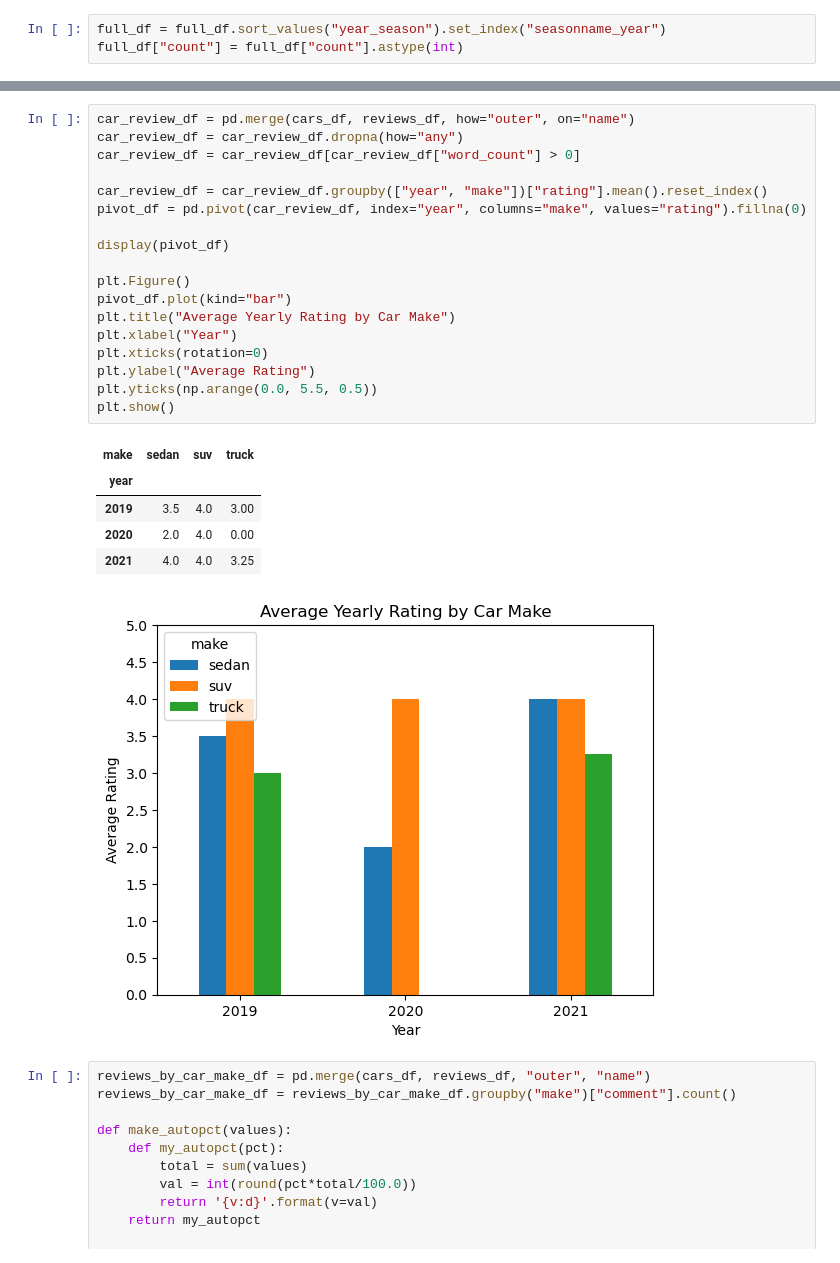
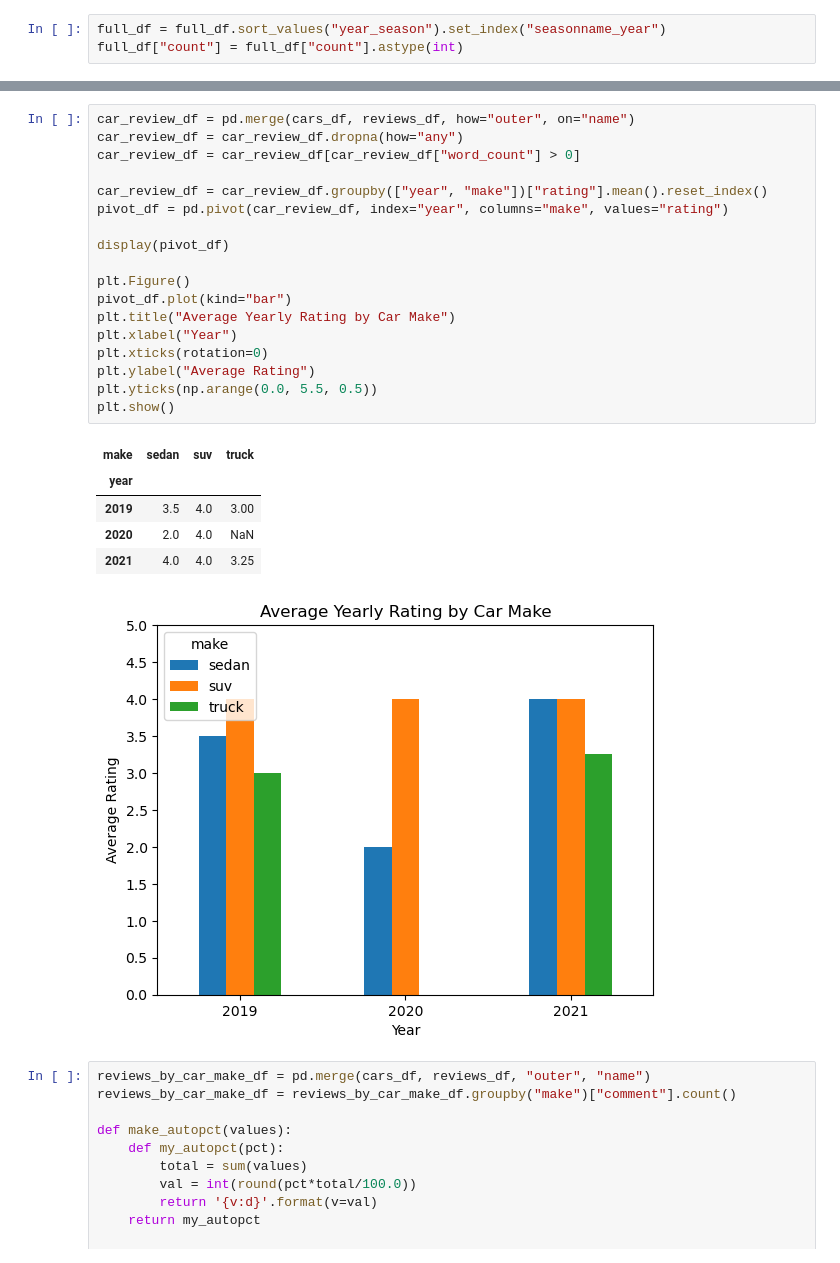
Before and after one commit to evanpaddock/MIS501_PA3, a Jupyter notebook: PA3.ipynb, the cells around one changed output, grey strips where cells are left out. Cells and saved outputs as stored; diff of their text form.

Commit message:
review complete

```diff
--- a/PA3.ipynb
+++ b/PA3.ipynb
@@ -244,26 +245,26 @@ plt.show()
 # %%
 car_review_df = pd.merge(cars_df, reviews_df, how="outer", on="name")
 car_review_df = car_review_df.dropna(how="any")
 car_review_df = car_review_df[car_review_df["word_count"] > 0]
 
 car_review_df = car_review_df.groupby(["year", "make"])["rating"].mean().reset_index()
-pivot_df = pd.pivot(car_review_df, index="year", columns="make", values="rating").fillna(0)
+pivot_df = pd.pivot(car_review_df, index="year", columns="make", values="rating")
 
 display(pivot_df)
 
 plt.Figure()
 pivot_df.plot(kind="bar")
 plt.title("Average Yearly Rating by Car Make")
 plt.xlabel("Year")
 plt.xticks(rotation=0)
 plt.ylabel("Average Rating")
 plt.yticks(np.arange(0.0, 5.5, 0.5))
 plt.show()
 # %% [output]
 | make | sedan | suv | truck |
 | year |  |  |  |
 | 2019 | 3.5 | 4.0 | 3.00 |
-| 2020 | 2.0 | 4.0 | 0.00 |
+| 2020 | 2.0 | 4.0 | NaN |
 | 2021 | 4.0 | 4.0 | 3.25 |
 [figure]
 # %%
```
Also changed, not shown: parts of 3 cells of this notebook.
